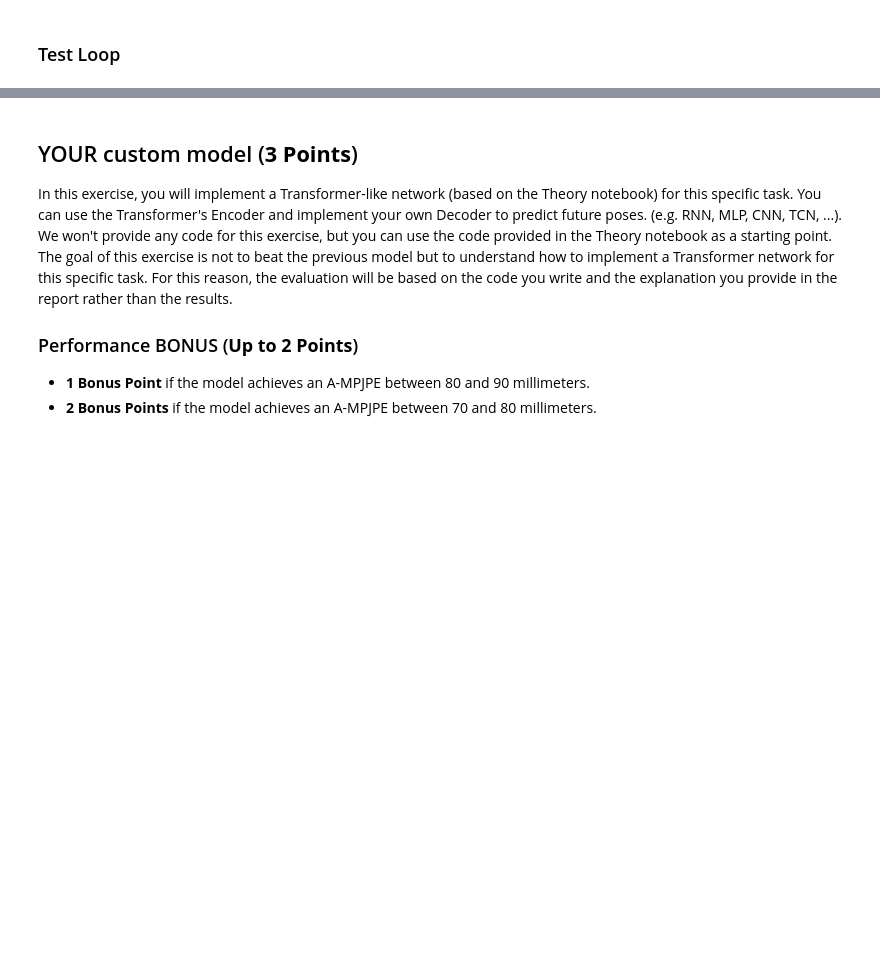
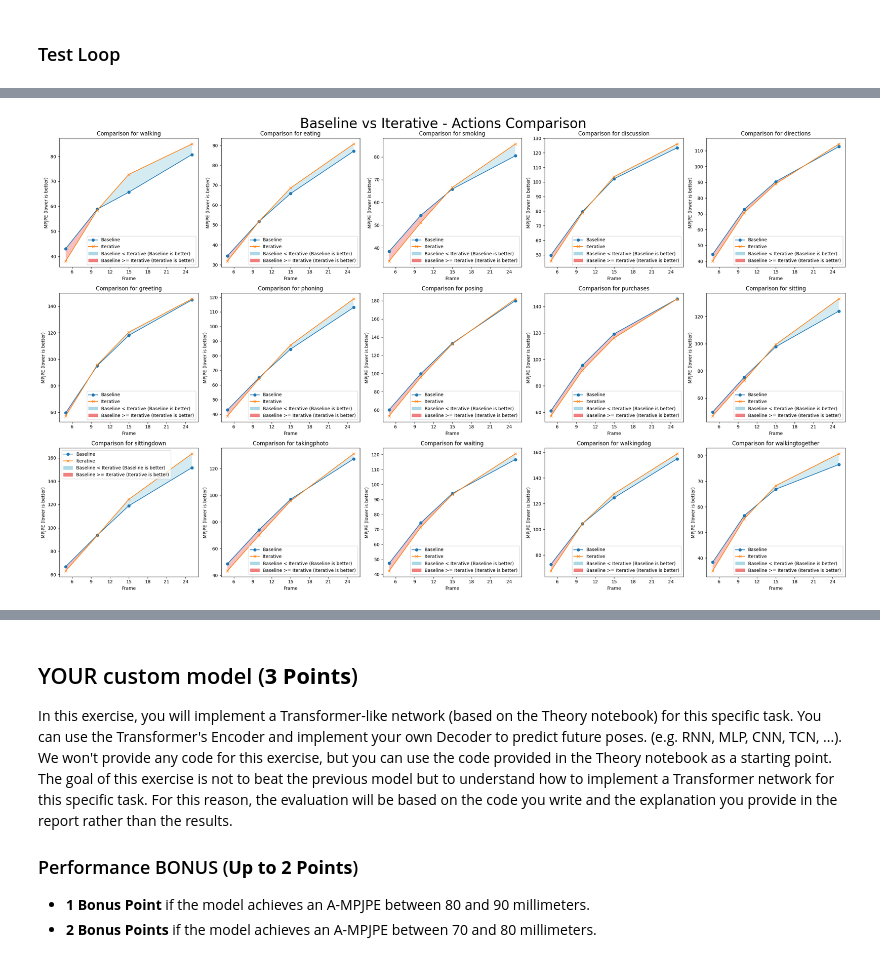
Before and after one commit to Astronauts-Making-Limoncello/AML_Homework, a Jupyter notebook: Practice/AML_practice.ipynb, the cells around one changed output, grey strips where cells are left out. Drawn from its saved outputs; the diff is of its cells as text; code cells hidden in the pictures; blank space fills up the shorter version.

```diff
--- a/Practice/AML_practice.ipynb
+++ b/Practice/AML_practice.ipynb
@@ -1364,0 +1424,59 @@ walkingtogether :  {5: 34.934615433216095, 10: 55.2714741230011, 15: 68.28988087
+# %%
+# @title
+# Assuming num_activities is the number of different activities you have
+num_activities = len(error_per_frame)
+
+# Define a 3x5 grid for the subplots
+fig, axes = plt.subplots(3, 5, figsize=(25, 15))  # Adjust the figsize as needed
+
+# Set title
+fig.suptitle('Baseline vs Iterative - Actions Comparison', fontsize=30)
+
+# Flatten the axes array for easy indexing
+axes = axes.flatten()
+
+# Create custom patches for the legend
+red_patch= Patch(color='lightcoral', label='Baseline >= Iterative (Iterative is better)')
+blue_patch = Patch(color='lightblue', label='Baseline < Iterative (Baseline is better)')
+
+for i, (row1, row2) in enumerate(zip(error_per_frame.iterrows(), error_per_frame_iterative.iterrows())):
+
+    activity, values1 = row1[1].name, row1[1].values
+    _, values2 = row2[1].name, row2[1].values
+
+    # Ensure that the scales are integers for plotting
+    scales = np.array([5, 10, 15, 25], dtype=int)
+
+    # Convert values to numpy arrays for comparison
+    values1 = np.array(values1, dtype=float)
+    values2 = np.array(values2, dtype=float)
+
+    # Plot the lines for both datasets
+    line1, = axes[i].plot(scales, values1, label=f'Baseline', marker='o')
+    line2, = axes[i].plot(scales, values2, label=f'Iterative', marker='x')
+
+    # Fill area between the lines
+    axes[i].fill_between(scales, values1, values2, where=(values1 >= values2),
+                         facecolor='lightcoral', alpha=0.5, interpolate=True)
+    axes[i].fill_between(scales, values1, values2, where=(values1 < values2),
+                         facecolor='lightblue', alpha=0.5, interpolate=True)
+
+    # Adding titles and labels
+    axes[i].set_title(f'Comparison for {activity}')
+    axes[i].set_xlabel('Frame')
+    axes[i].set_ylabel('MPJPE (lower is better)')
+
+    # Set x-axis to show only integer values
+    axes[i].xaxis.set_major_locator(MaxNLocator(integer=True))
+
+    # Adding legend with custom patches for filled areas
+    axes[i].legend(handles=[line1, line2, blue_patch, red_patch])
+
+# Hide any unused axes
+for j in range(num_activities, 15):
+    axes[j].axis('off')
+
+plt.tight_layout()
+plt.show()
+# %% [output]
+[figure, added]
```
Also changed, not shown: parts of 11 cells of this notebook.
